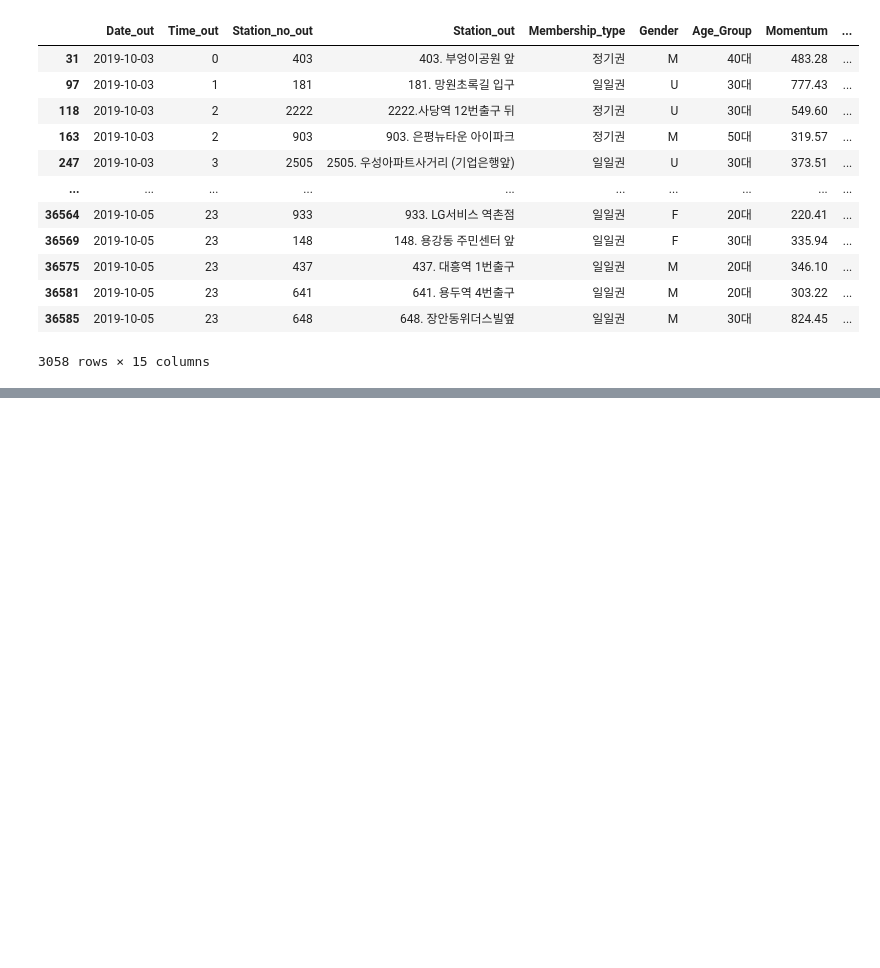
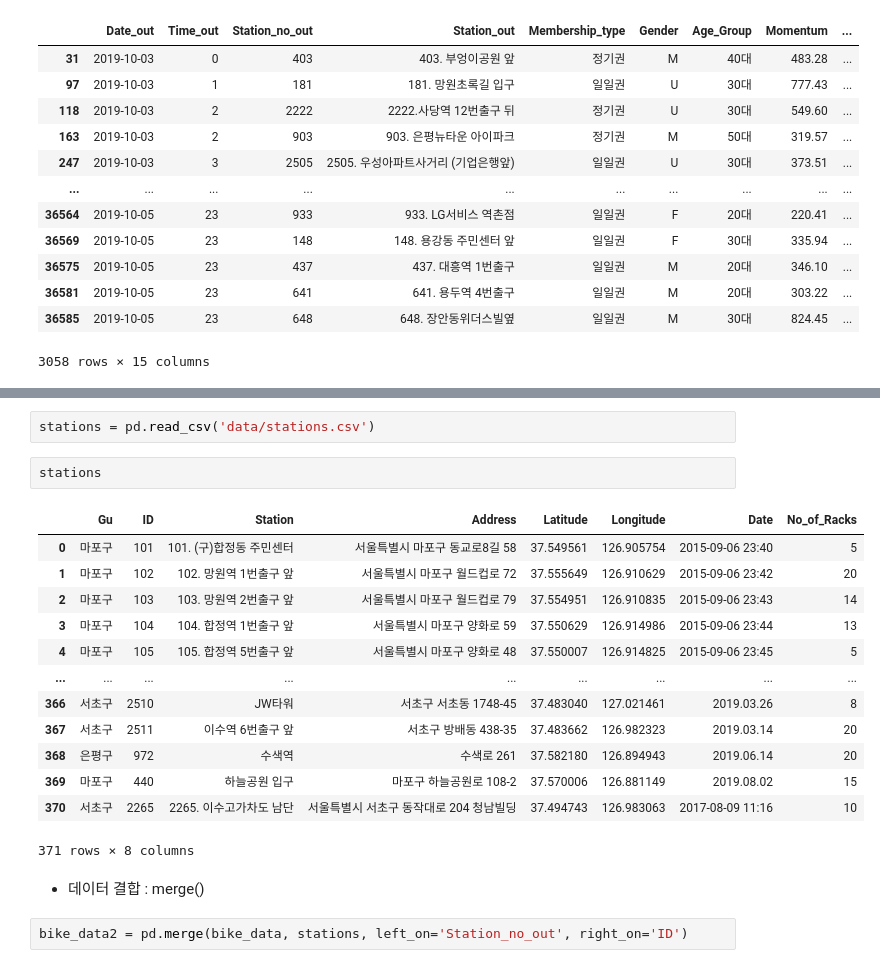
Before and after one commit to Yerial1125/e_learning1, a Jupyter notebook: Untitled.ipynb, the cells around one changed output, grey strips where cells are left out. Cells and saved outputs as stored; diff of their text form; blank space fills up the shorter version.

```diff
--- a/Untitled.ipynb
+++ b/Untitled.ipynb
@@ -357,0 +396,22 @@ bike_data.iloc[outliers]
+# %%
+stations = pd.read_csv('data/stations.csv')
+# %%
+stations
+# %% [output]
+|  | Gu | ID | Station | Address | Latitude | Longitude | Date | No_of_Racks |
+| 0 | 마포구 | 101 | 101. (구)합정동 주민센터 | 서울특별시 마포구 동교로8길 58 | 37.549561 | 126.905754 | 2015-09-06 23:40 | 5 |
+| 1 | 마포구 | 102 | 102. 망원역 1번출구 앞 | 서울특별시 마포구 월드컵로 72 | 37.555649 | 126.910629 | 2015-09-06 23:42 | 20 |
+| 2 | 마포구 | 103 | 103. 망원역 2번출구 앞 | 서울특별시 마포구 월드컵로 79 | 37.554951 | 126.910835 | 2015-09-06 23:43 | 14 |
+| 3 | 마포구 | 104 | 104. 합정역 1번출구 앞 | 서울특별시 마포구 양화로 59 | 37.550629 | 126.914986 | 2015-09-06 23:44 | 13 |
+| 4 | 마포구 | 105 | 105. 합정역 5번출구 앞 | 서울특별시 마포구 양화로 48 | 37.550007 | 126.914825 | 2015-09-06 23:45 | 5 |
+| ... | ... | ... | ... | ... | ... | ... | ... | ... |
+| 366 | 서초구 | 2510 | JW타워 | 서초구 서초동 1748-45 | 37.483040 | 127.021461 | 2019.03.26 | 8 |
+| 367 | 서초구 | 2511 | 이수역 6번출구 앞 | 서초구 방배동 438-35 | 37.483662 | 126.982323 | 2019.03.14 | 20 |
+| 368 | 은평구 | 972 | 수색역 | 수색로 261 | 37.582180 | 126.894943 | 2019.06.14 | 20 |
+| 369 | 마포구 | 440 | 하늘공원 입구 | 마포구 하늘공원로 108-2 | 37.570006 | 126.881149 | 2019.08.02 | 15 |
+| 370 | 서초구 | 2265 | 2265. 이수고가차도 남단 | 서울특별시 서초구 동작대로 204 청남빌딩 | 37.494743 | 126.983063 | 2017-08-09 11:16 | 10 |
+371 rows × 8 columns
+# %% [markdown]
+- 데이터 결합 : merge()
+# %%
+bike_data2 = pd.merge(bike_data, stations, left_on='Station_no_out', right_on='ID')
```
Also changed, not shown: parts of 4 cells of this notebook, 1 other file.
